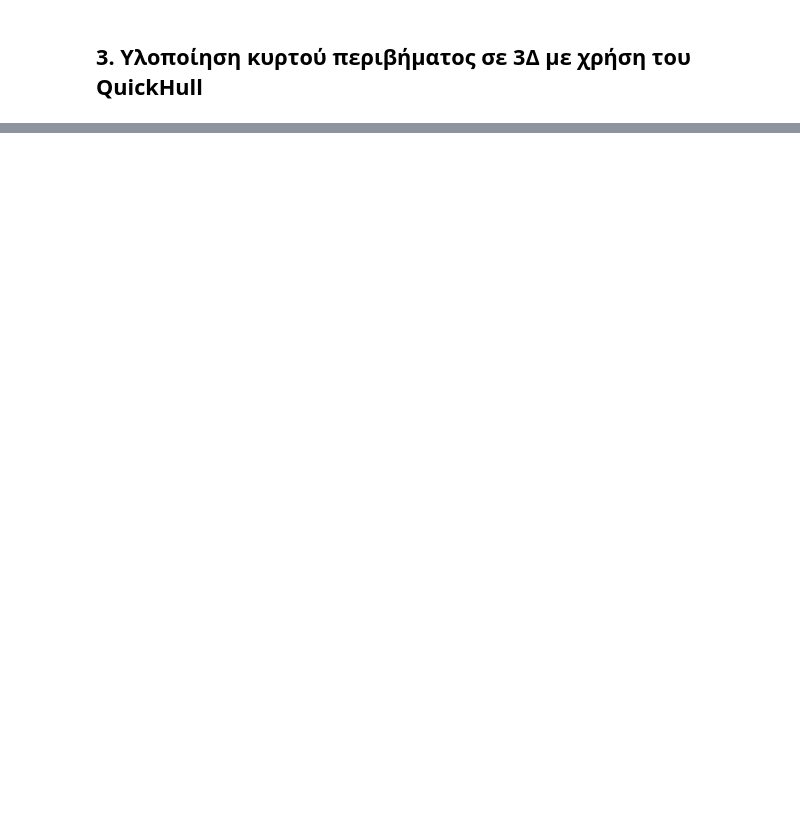
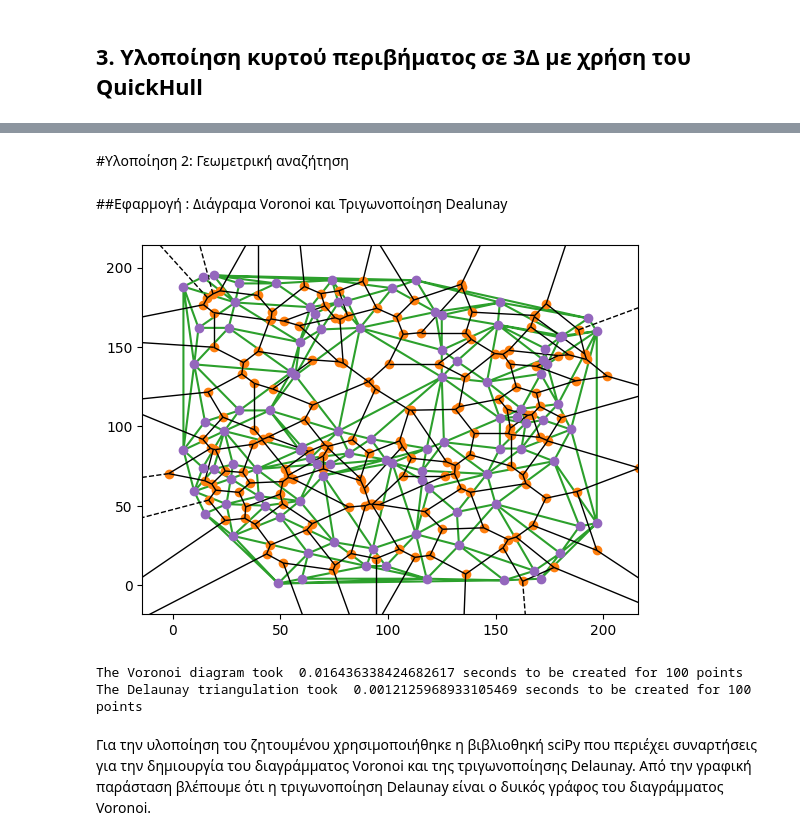
Before and after one commit to elenaliar/Computational_Geometry, a Jupyter notebook: ComputationalGeometry.ipynb, the cells around one changed output, grey strips where cells are left out. Saved outputs shown, nothing was run; the diff lists cells and outputs as text; code cells hidden in the pictures; blank space fills up the shorter version.

```diff
--- a/ComputationalGeometry.ipynb
+++ b/ComputationalGeometry.ipynb
@@ -540,3 +540,46 @@ The points of the convex Hull generated by QuickHull are
  [198.64293342  57.63452789 125.86820823]
  [ 17.75079493  36.41552022  46.4512631 ]]
 [interactive output not drawn]
+# %% [markdown]
+#Υλοποίηση 2: Γεωμετρική αναζήτηση
+# %% [markdown]
+##Εφαρμογή : Διάγραμα Voronoi και Τριγωνοποίηση Dealunay
+# %%
+import sys
+import time
+import numpy as np
+import matplotlib.pyplot as plt
+from scipy.spatial import Voronoi, voronoi_plot_2d
+from scipy.spatial import Delaunay
+import random
+
+def main():
+
+  N = 100
+  P = np.array([(np.random.randint(0,200),np.random.randint(0,200)) for i in range(N)])
+
+  #create Voronoi diagram
+  t0 = time.time()
+  vor = Voronoi(P)
+  t1 = time.time()
+  fig = voronoi_plot_2d(vor)
+
+  #creata Delaunay triangulation
+  t2 = time.time()
+  tri = Delaunay(P)
+  t3 = time.time()
+  plt.triplot(P[:, 0], P[:, 1], tri.simplices)
+  plt.plot(P[:,0], P[:,1], 'o')
+  plt.show()
+
+  print("The Voronoi diagram took  " + str(t1-t0) + " seconds to be created for " + str(N) + " points")
+  print("The Delaunay triangulation took  " + str(t3-t2) + " seconds to be created for " + str(N) + " points")
+
+if __name__ == '__main__':
+  main()
+# %% [output]
+[figure, added]
+The Voronoi diagram took  0.016436338424682617 seconds to be created for 100 points
+The Delaunay triangulation took  0.0012125968933105469 seconds to be created for 100 points
+# %% [markdown]
+Για την υλοποίηση του ζητουμένου χρησιμοποιήθηκε η βιβλιοθηκή sciPy που περιέχει συναρτήσεις για την δημιουργία του διαγράμματος Voronoi και της τριγωνοποίησης Delaunay. Από την γραφική παράσταση βλέπουμε ότι η τριγωνοποίηση Delaunay είναι o δυικός γράφος του διαγράμματος Voronoi.
```
